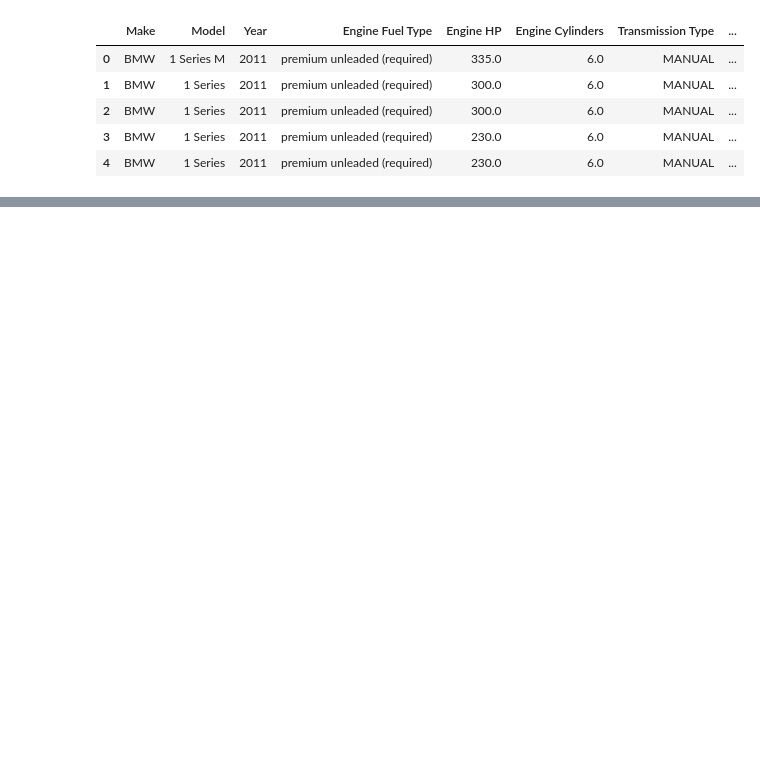
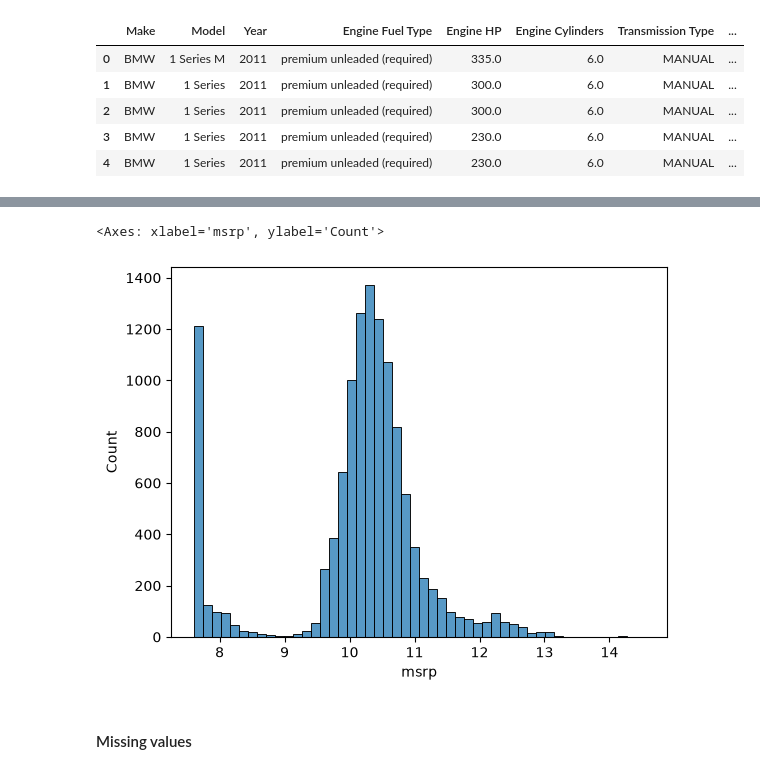
Before and after one commit to karolyne-ia-muniz/machine-learning-datatalks-bootcamp, a Jupyter notebook: chapter02/01.ipynb, the cells around one changed output, grey strips where cells are left out. Cells and saved outputs as stored; diff of their text form; code cells hidden in the pictures; blank space fills up the shorter version.

```diff
--- a/chapter02/01.ipynb
+++ b/chapter02/01.ipynb
@@ -102,0 +109,3 @@ import seaborn as sns
+# %%
+price_logs = np.log1p(df.msrp)
+price_logs
@@ -102,0 +125,8 @@ import seaborn as sns
+# %%
+sns.histplot(price_logs, bins=50)
+# the resulting is called normal distribution, a clear center and no long tail. This is the type of distribution that we want to see in our data.
+# %% [output]
+<Axes: xlabel='msrp', ylabel='Count'>
+[figure, added]
+# %% [markdown]
+#### Missing values
```
Also changed, not shown: parts of 39 cells of this notebook, 2 other files.
